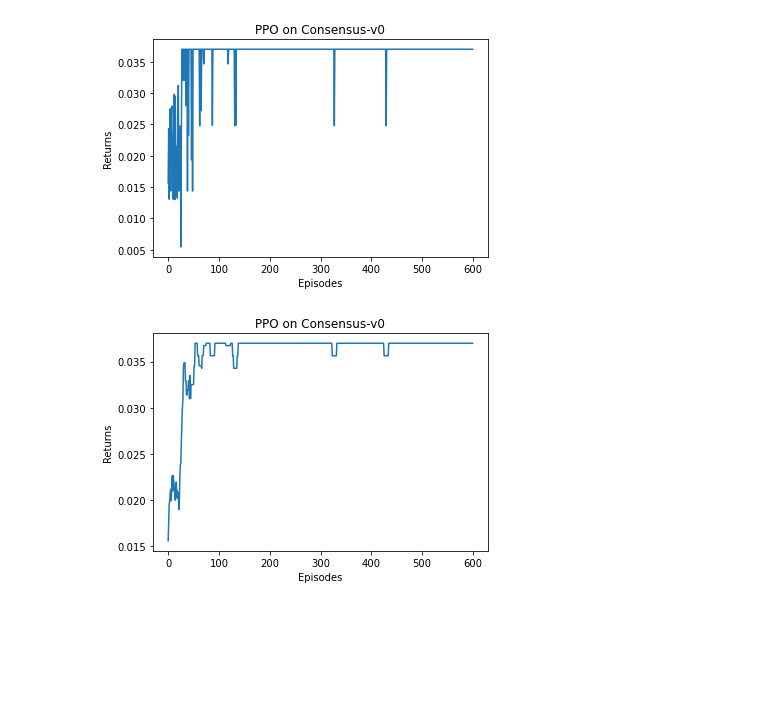
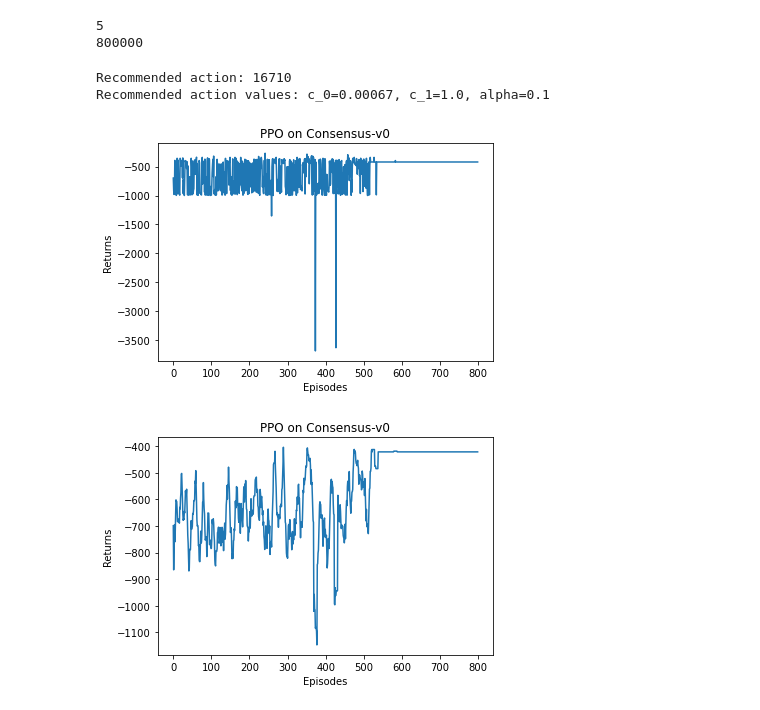
Before and after one commit to yjchenCN/Multi-agent-consensus-algorithm, a Jupyter notebook: PPO.ipynb, the cells around one changed output. Cells and saved outputs as stored; diff of their text form; code cells hidden in the pictures; blank space fills up the shorter version.

```diff
--- a/PPO.ipynb
+++ b/PPO.ipynb
@@ -45,6 +45,7 @@ class PPO:
         self.epochs = epochs  # 一条序列的数据用来训练轮数
         self.eps = eps  # PPO中截断范围的参数
         self.device = device
+
 
     def take_action(self, state):
         # 将输入状态转换为PyTorch张量，并移动到指定的设备（CPU或GPU）
@@ -109,37 +110,59 @@ class PPO:
 
 actor_lr = 1e-3
 critic_lr = 1e-2
-num_episodes = 600
+num_episodes = 800
 hidden_dim = 128
 gamma = 0.98
 lmbda = 0.95
 epochs = 10
 eps = 0.2
-device = torch.device("cuda") if torch.cuda.is_available() else torch.device("gpu")
+device = torch.device("cuda") if torch.cuda.is_available() else torch.device("cpu")
 
-env_name = 'MyEnv-v0'  #Consensus-v0
+env_name = 'Consensus-v0'  #Consensus-v0
 env = gym.make(env_name)
 env.seed(0)
 torch.manual_seed(0)
 state_dim = env.observation_space.shape[0]
 action_dim = env.action_space.n
+print(state_dim)
+print(action_dim)
 agent = PPO(state_dim, hidden_dim, action_dim, actor_lr, critic_lr, lmbda,epochs, eps, gamma, device)
 
 return_list = rl_utils.train_on_policy_agent(env, agent, num_episodes)
 
 episodes_list = list(range(len(return_list)))
+
+def get_recommended_action(state, policy_net):
+    with torch.no_grad():  # 不需要在此过程中计算梯度
+        state_tensor = torch.tensor([state], dtype=torch.float).to(device)
+        action_probs = policy_net(state_tensor)  # 计算给定状态下每个动作的概率
+        recommended_action = torch.argmax(action_probs).item()  # 选择概率最高的动作
+    return recommended_action
+
+# 假设`env`是你的环境实例，`agent`是你的PPO代理实例
+initial_state = env.reset()
+recommended_action = get_recommended_action(initial_state, agent.actor)
+print("Recommended action:", recommended_action)
+
+# 将推荐的动作转换回c0, c1, alpha的值
+c_0, c_1, alpha = env.action_matrix[recommended_action]
+print(f"Recommended action values: c_0={c_0}, c_1={c_1}, alpha={alpha}")
 plt.plot(episodes_list, return_list)
 plt.xlabel('Episodes')
 plt.ylabel('Returns')
 plt.title('PPO on {}'.format(env_name))
 plt.show()
 
 mv_return = rl_utils.moving_average(return_list, 9)
 plt.plot(episodes_list, mv_return)
 plt.xlabel('Episodes')
 plt.ylabel('Returns')
 plt.title('PPO on {}'.format(env_name))
 plt.show()
 # %% [output]
+5
+800000
+Recommended action: 16710
+Recommended action values: c_0=0.00067, c_1=1.0, alpha=0.1
-[figure, old version]
+[figure, new version]
-[figure, old version]
+[figure, new version]
```
Also changed, not shown: 3 other files.
